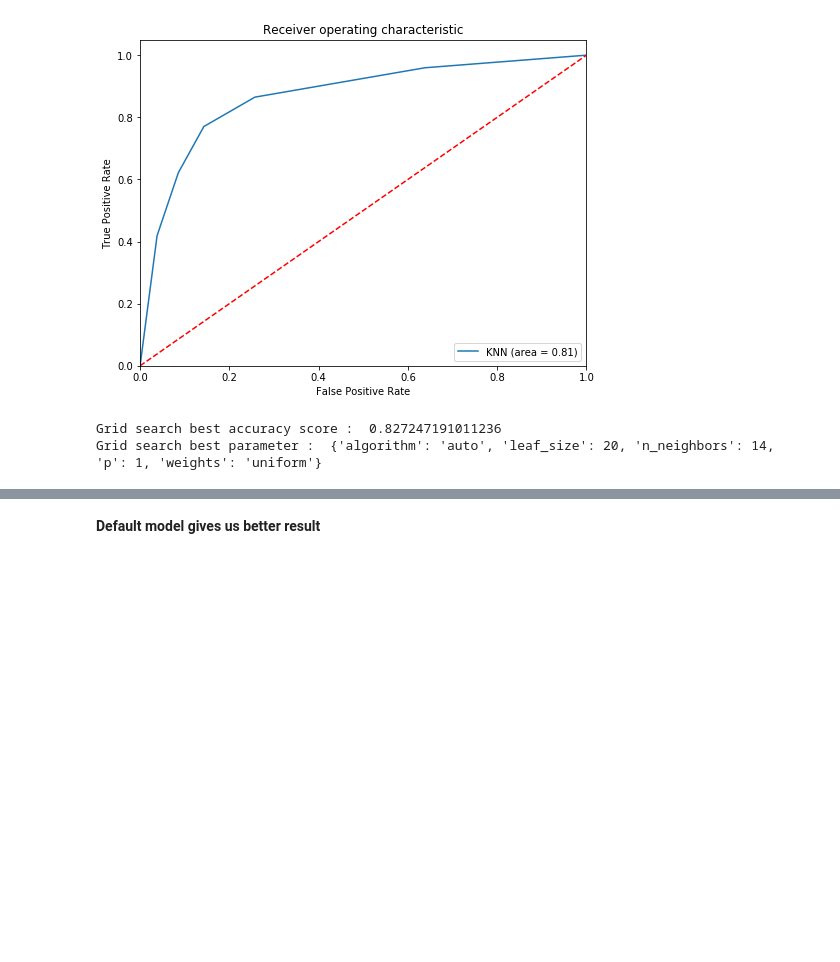
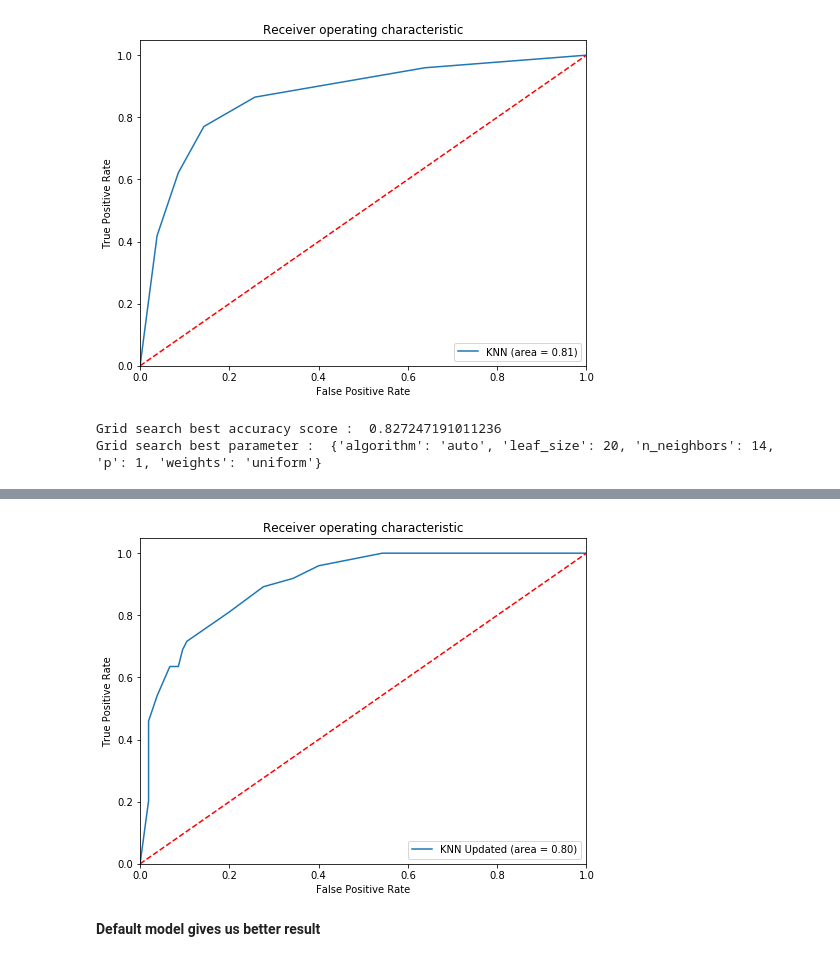
Before and after one commit to MinhazBicon/Titanic, a Jupyter notebook: Machine_learning_models_mod_1_dataset.ipynb, the cells around one changed output, grey strips where cells are left out. Saved outputs shown, nothing was run; the diff lists cells and outputs as text; code cells hidden in the pictures; blank space fills up the shorter version.

```diff
--- a/Machine_learning_models_mod_1_dataset.ipynb
+++ b/Machine_learning_models_mod_1_dataset.ipynb
@@ -817,3 +823,7 @@ grid_search(x=X_train,y=y_train,classifier=clf_knn,parameter=param_knn,cv=10)
 # %% [output]
 Grid search best accuracy score :  0.827247191011236
 Grid search best parameter :  {'algorithm': 'auto', 'leaf_size': 20, 'n_neighbors': 14, 'p': 1, 'weights': 'uniform'}
+# %%
+updated_knn = KNeighborsClassifier(algorithm='auto',leaf_size=20,n_neighbors=14,p=1,weights='uniform')
+# %%
+clf_knn_1,pred_knn_1 = Model(X=X_train,y=y_train,algorithm=updated_knn,test=X_test)
@@ -820,2 +851,18 @@ Grid search best parameter :  {'algorithm': 'auto', 'leaf_size': 20, 'n_neighbor
+# %%
+# Roc curve
+logit_roc_auc = roc_auc_score(y_test, pred_knn_1)
+fpr, tpr, thresholds = roc_curve(y_test, clf_knn_1.predict_proba(X_test)[:,1])
+plt.figure(figsize=(8,6))
+plt.plot(fpr, tpr, label='KNN Updated (area = %0.2f)' % logit_roc_auc)
+plt.plot([0, 1], [0, 1],'r--')
+plt.xlim([0.0, 1.0])
+plt.ylim([0.0, 1.05])
+plt.xlabel('False Positive Rate')
+plt.ylabel('True Positive Rate')
+plt.title('Receiver operating characteristic')
+plt.legend(loc="lower right")
+plt.show()
+# %% [output]
+[figure, added]
 # %% [markdown]
 **Default model gives us better result**
```
Also changed, not shown: parts of 29 cells of this notebook, 2 other files.
